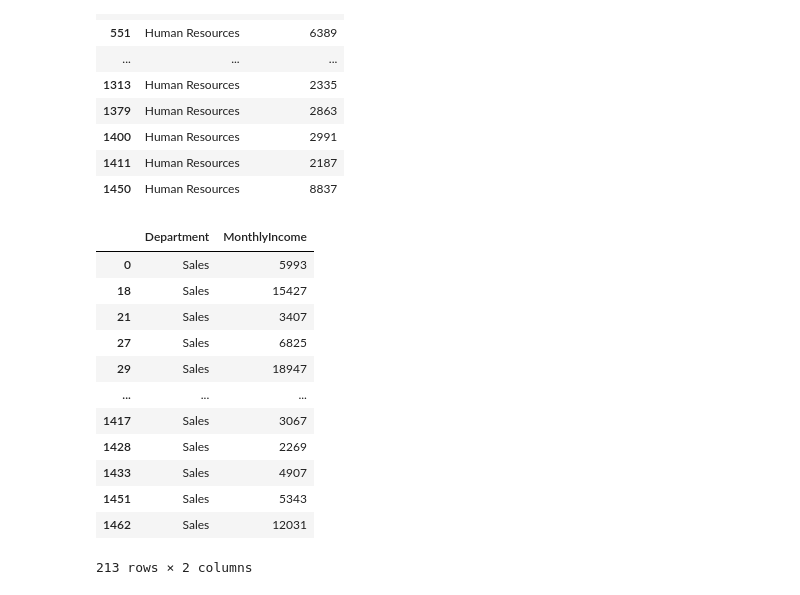
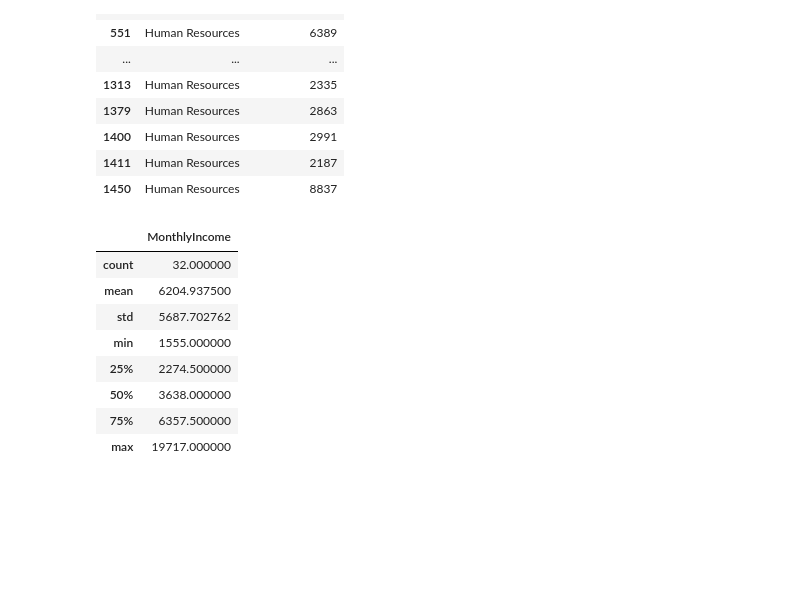
Before and after one commit to infoshareacademy/jdsz4-dept, a Jupyter notebook: projekt_python/ep_Python_pandas_analiza_bazy_MonthlyIncome_Department_JobRole.ipynb, the cells around one changed output. Drawn from its saved outputs; the diff is of its cells as text; code cells hidden in the pictures; blank space fills up the shorter version.

Commit message:
analiza atrybutów MonthlyIncome_Department_JobRole

```diff
--- a/projekt_python/ep_Python_pandas_analiza_bazy_MonthlyIncome_Department_JobRole.ipynb
+++ b/projekt_python/ep_Python_pandas_analiza_bazy_MonthlyIncome_Department_JobRole.ipynb
@@ -245,18 +190,14 @@ department_monthlyincome[(data_frame["Department"] == 'Human Resources') & (data
 | 1411 | Human Resources | 2187 |
 | 1450 | Human Resources | 8837 |
 # %%
-department_monthlyincome[(data_frame["Department"] == 'Sales') & (data_frame["MonthlyIncome"])]
+department_monthlyincome[(data_frame["Department"] == 'Human Resources') & (data_frame["MonthlyIncome"])].describe()
 # %% [output]
-|  | Department | MonthlyIncome |
-| 0 | Sales | 5993 |
-| 18 | Sales | 15427 |
-| 21 | Sales | 3407 |
-| 27 | Sales | 6825 |
-| 29 | Sales | 18947 |
-| ... | ... | ... |
-| 1417 | Sales | 3067 |
-| 1428 | Sales | 2269 |
-| 1433 | Sales | 4907 |
-| 1451 | Sales | 5343 |
-| 1462 | Sales | 12031 |
+|  | MonthlyIncome |
+| count | 32.000000 |
+| mean | 6204.937500 |
+| std | 5687.702762 |
+| min | 1555.000000 |
+| 25% | 2274.500000 |
+| 50% | 3638.000000 |
+| 75% | 6357.500000 |
+| max | 19717.000000 |
-213 rows × 2 columns
```
Also changed, not shown: parts of 46 cells of this notebook.
